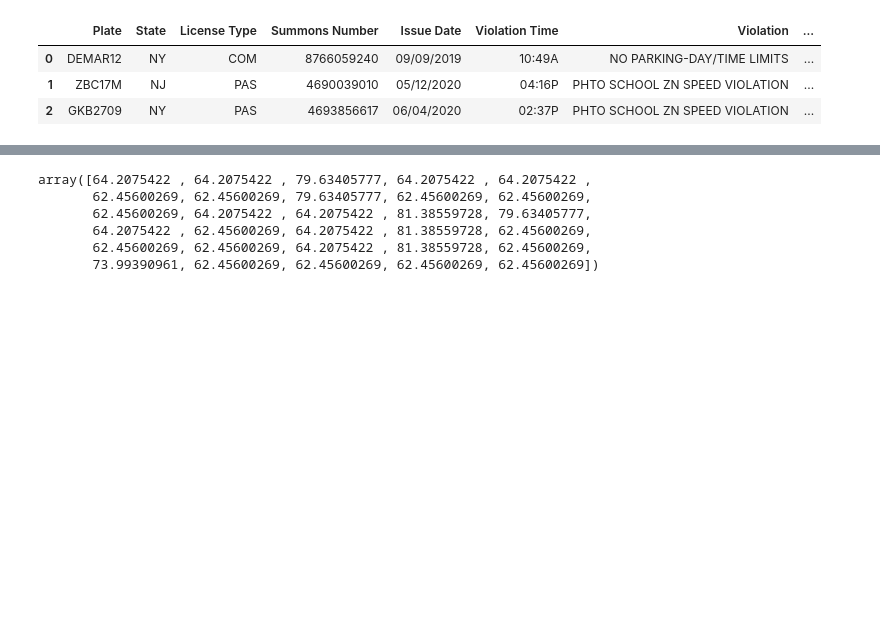
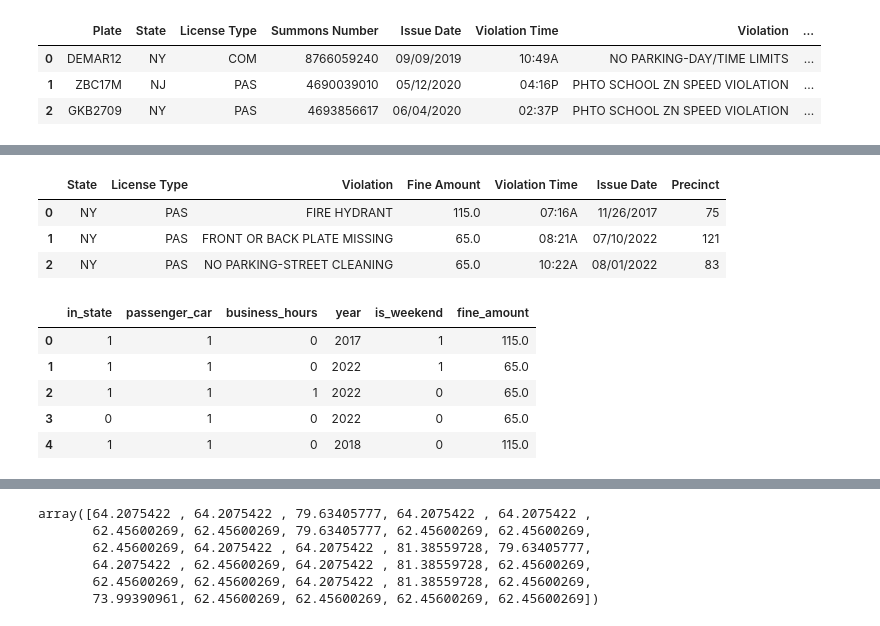
Before and after one commit to Sunorous/Big-Data-Project, a Jupyter notebook: notebooks/md_explore.ipynb, the cells around one changed output, grey strips where cells are left out. Cells and saved outputs as stored; diff of their text form; code cells hidden in the pictures; blank space fills up the shorter version.

```diff
--- a/notebooks/md_explore.ipynb
+++ b/notebooks/md_explore.ipynb
@@ -175,0 +134,14 @@ only showing top 5 rows
+# %%
+# select a subset of columns for the model (TODO: add more)
+df = df.na.drop() \
+    .filter((col("Precinct") >= "1") & (col("Precinct") <= "124")) \
+    .select([col("State"), col("License Type"), col("Violation"),
+             col("Fine Amount"), col("Violation Time"),
+             col("Issue Date"), col("Precinct")])
+# %%
+df.limit(3).toPandas()
+# %% [output]
+|  | State | License Type | Violation | Fine Amount | Violation Time | Issue Date | Precinct |
+| 0 | NY | PAS | FIRE HYDRANT | 115.0 | 07:16A | 11/26/2017 | 75 |
+| 1 | NY | PAS | FRONT OR BACK PLATE MISSING | 65.0 | 08:21A | 07/10/2022 | 121 |
+| 2 | NY | PAS | NO PARKING-STREET CLEANING | 65.0 | 10:22A | 08/01/2022 | 83 |
@@ -175,0 +150,37 @@ only showing top 5 rows
+# %%
+df.createOrReplaceTempView("open_violations")
+
+query = """
+select
+    case when lower(`State`) = 'ny' then 1 else 0 end as in_state,
+    case when lower(`License Type`) = 'pas' then 1 else 0 end as passenger_car,
+   -- `Violation Time`,
+   -- CASE WHEN SUBSTRING(`Violation Time`, -1) = 'A'
+    --    THEN SUBSTRING(`Violation Time`, 1, 2)
+    --    ELSE CAST(CAST(SUBSTRING(`Violation Time`, 1, 2) AS INT) + 12 AS STRING)
+    --    END AS violation_hour,
+    case when (CASE WHEN SUBSTRING(`Violation Time`, -1) = 'A'
+        THEN SUBSTRING(`Violation Time`, 1, 2)
+        ELSE CAST(CAST(SUBSTRING(`Violation Time`, 1, 2) AS INT) + 12 AS STRING)
+        END) between 9 and 18 then 1 else 0 end as business_hours,
+    --`Issue Date` as issue_date,
+  --  dayofweek(to_date(`Issue Date`, 'MM/dd/yyyy')) as day_of_week,
+    extract(year from (to_date(`Issue Date`, 'MM/dd/yyyy'))) as year,
+    case when dayofweek(to_date(`Issue Date`, 'MM/dd/yyyy')) = 1 then 1
+    when dayofweek(to_date(`Issue Date`, 'MM/dd/yyyy')) = 7 then 1 else 0 end as is_weekend,
+    `Fine Amount` as fine_amount
+from
+    open_violations
+
+"""
+
+# query for model training dataset
+X_y = spark.sql(query)
+X_y.limit(5).toPandas()
+# %% [output]
+|  | in_state | passenger_car | business_hours | year | is_weekend | fine_amount |
+| 0 | 1 | 1 | 0 | 2017 | 1 | 115.0 |
+| 1 | 1 | 1 | 0 | 2022 | 1 | 65.0 |
+| 2 | 1 | 1 | 1 | 2022 | 0 | 65.0 |
+| 3 | 0 | 1 | 0 | 2022 | 0 | 65.0 |
+| 4 | 1 | 1 | 0 | 2018 | 0 | 115.0 |
```
Also changed, not shown: parts of 17 cells of this notebook.
